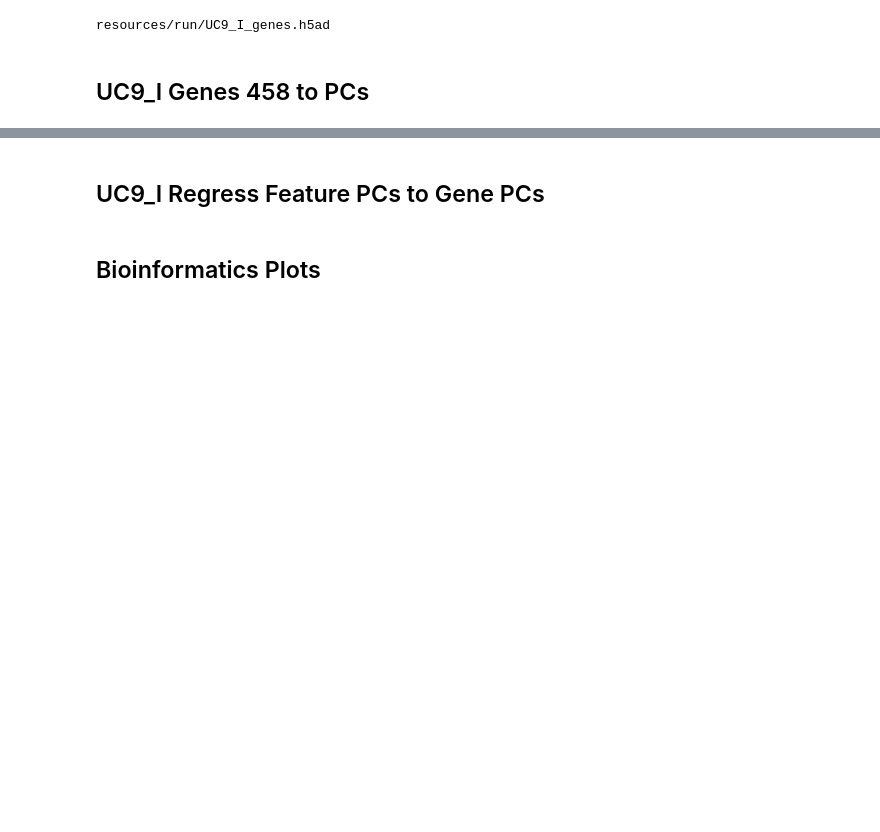
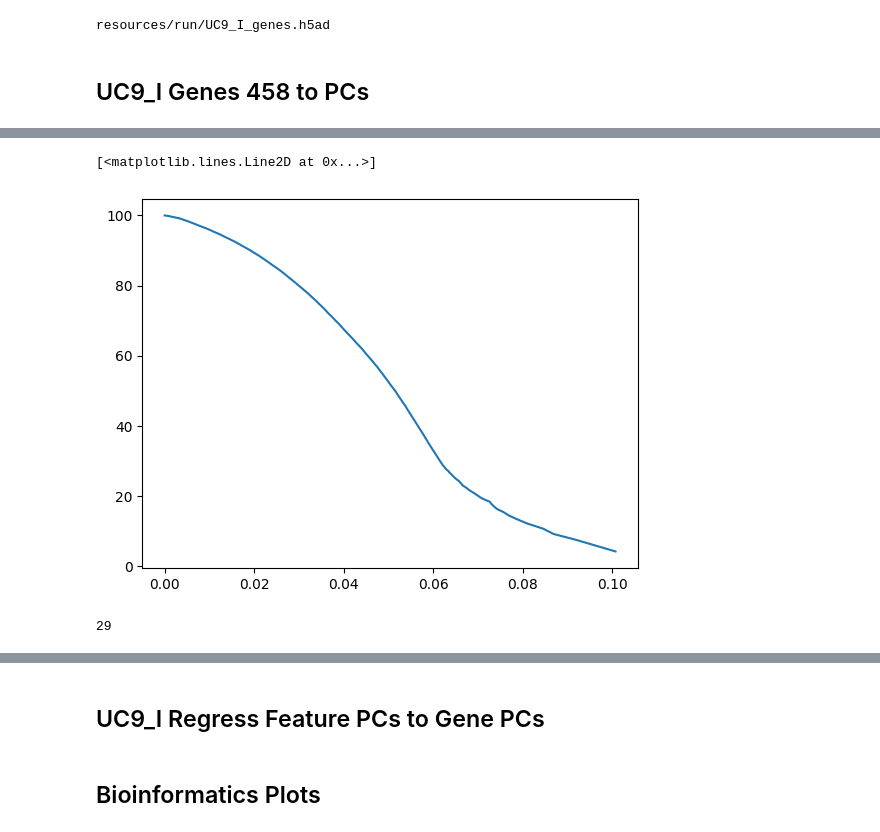
Before and after one commit to catskillsresearch/broad-3-catskills, a Jupyter notebook: Luigi.ipynb, the cells around one changed output, grey strips where cells are left out. Saved outputs shown, nothing was run; the diff lists cells and outputs as text; code cells hidden in the pictures; blank space fills up the shorter version.

```diff
--- a/Luigi.ipynb
+++ b/Luigi.ipynb
@@ -249,0 +250,11 @@ adata.to_csv('resources/run/UC9_I_genes458.csv.gz', compression='gzip')
+# %%
+plt.plot(MSE, V)
+# %% [output]
+[<matplotlib.lines.Line2D at 0x...>]
+[figure, added]
+# %%
+mse_goal = 0.064
+finish = np.where((MSE <=mse_goal))[-1][0]
+finish
+# %% [output]
+29
```
Also changed, not shown: parts of 13 cells of this notebook, 11 other files.
